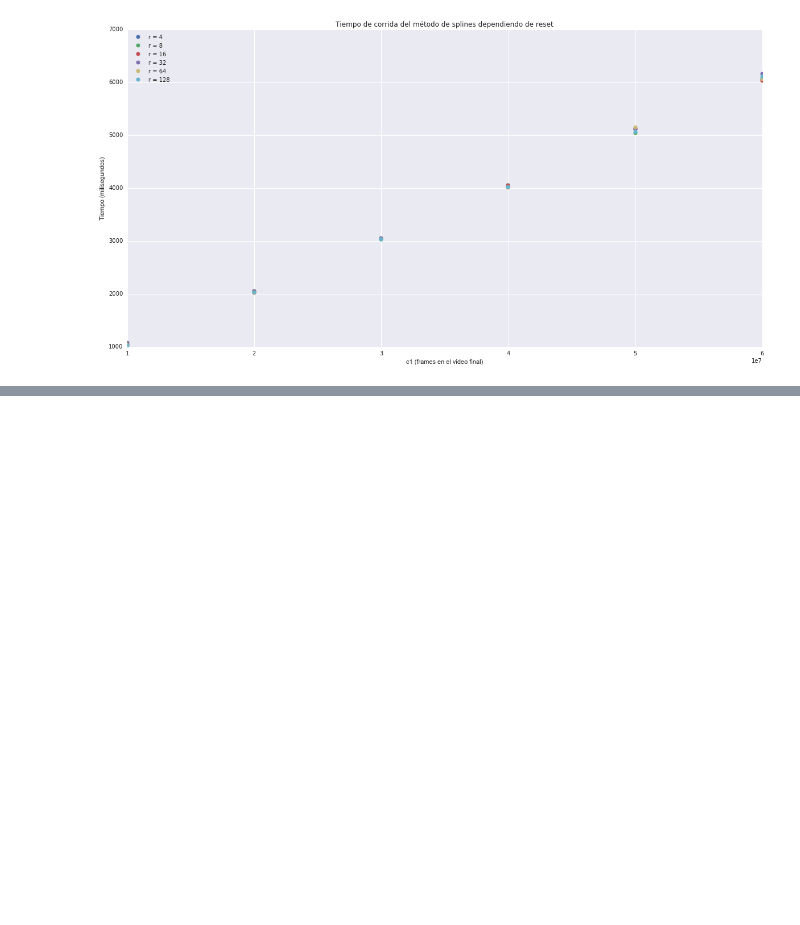
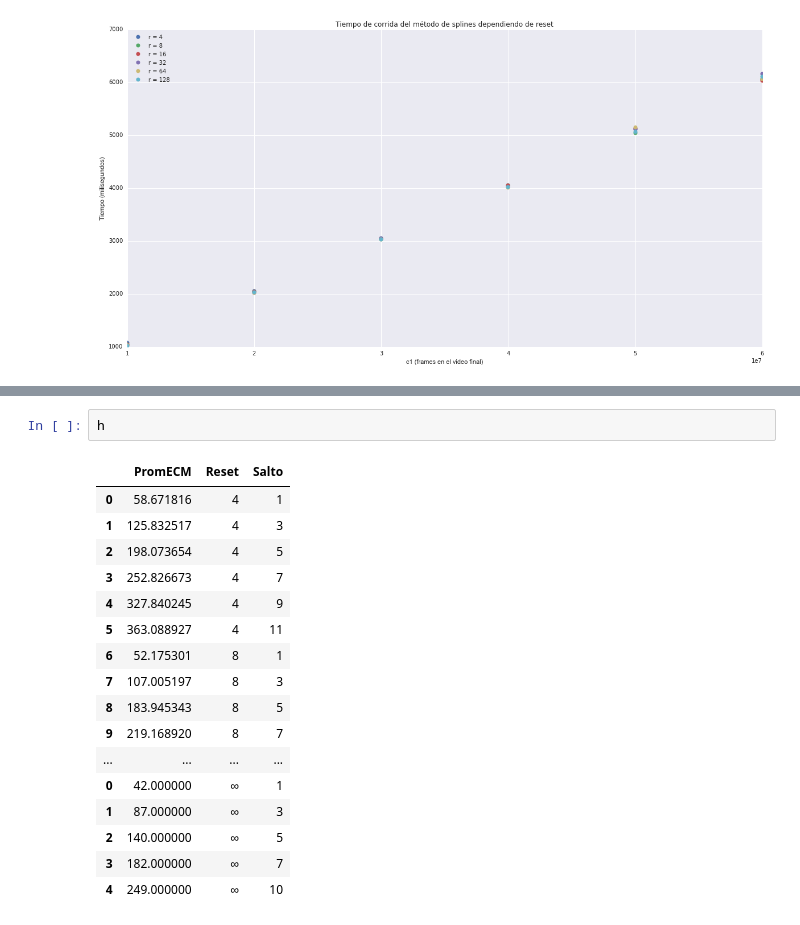
Before and after one commit to Fixman/metnum-TP3, a Jupyter notebook: src/resultados/Analisis_Cualquiera.ipynb, the cells around one changed output, grey strips where cells are left out. Saved outputs shown, nothing was run; the diff lists cells and outputs as text; blank space fills up the shorter version.

```diff
--- a/src/resultados/Analisis_Cualquiera.ipynb
+++ b/src/resultados/Analisis_Cualquiera.ipynb
@@ -120,0 +123,20 @@ pyplot.savefig('tiempo_reset.png', bbox_inches = 'tight')
+# %%
+h
+# %% [output]
+|  | PromECM | Reset | Salto |
+| 0 | 58.671816 | 4 | 1 |
+| 1 | 125.832517 | 4 | 3 |
+| 2 | 198.073654 | 4 | 5 |
+| 3 | 252.826673 | 4 | 7 |
+| 4 | 327.840245 | 4 | 9 |
+| 5 | 363.088927 | 4 | 11 |
+| 6 | 52.175301 | 8 | 1 |
+| 7 | 107.005197 | 8 | 3 |
+| 8 | 183.945343 | 8 | 5 |
+| 9 | 219.168920 | 8 | 7 |
+| ... | ... | ... | ... |
+| 0 | 42.000000 | ∞ | 1 |
+| 1 | 87.000000 | ∞ | 3 |
+| 2 | 140.000000 | ∞ | 5 |
+| 3 | 182.000000 | ∞ | 7 |
+| 4 | 249.000000 | ∞ | 10 |
```
Also changed, not shown: parts of 5 cells of this notebook, 1 other file.
